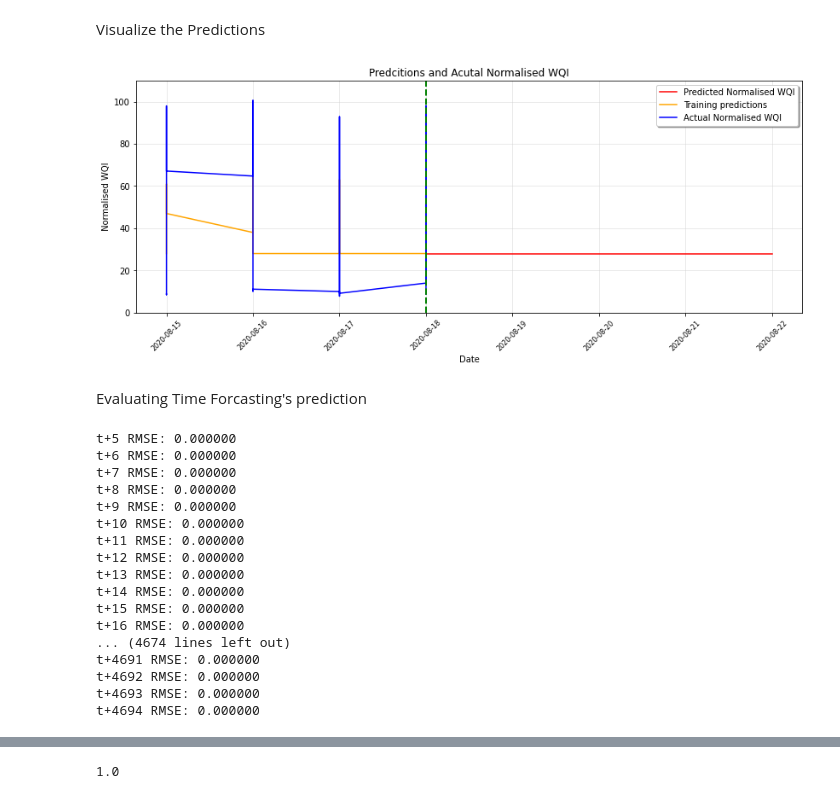
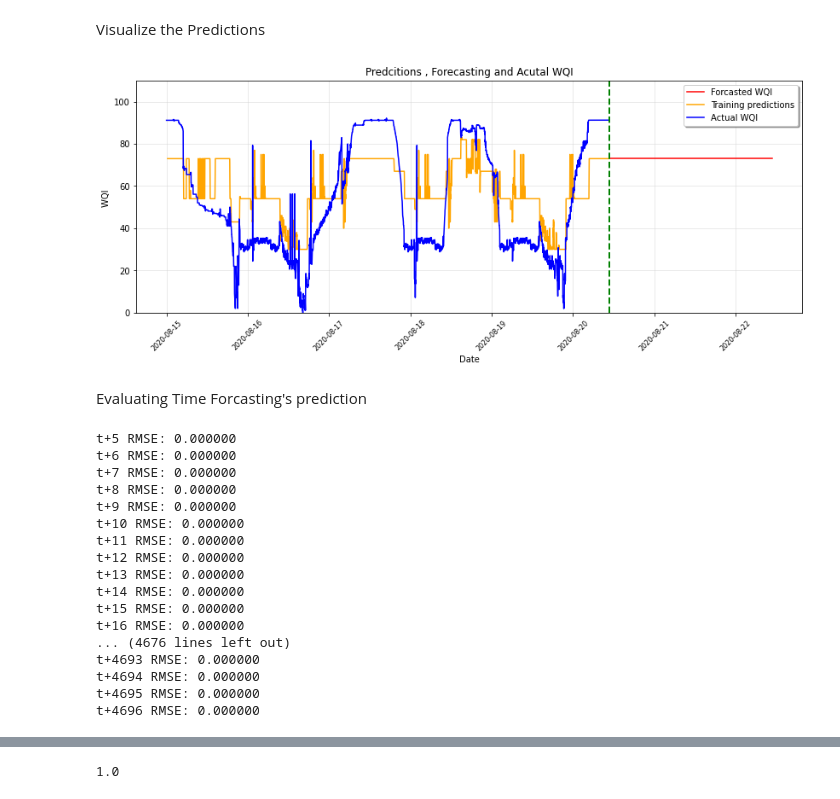
Before and after one commit to zahidshaon/Machine-Learning-Based-ETP-Outlet-Monitoring, a Jupyter notebook: Thesis_LSTM.ipynb, the cells around one changed output, grey strips where cells are left out. Cells and saved outputs as stored; diff of their text form; code cells hidden in the pictures.

```diff
--- a/Thesis_LSTM.ipynb
+++ b/Thesis_LSTM.ipynb
@@ -184,12 +209,12 @@ array([[-1.40875528],
 X_train = []
 y_train = []
 
-n_future = 5  # Number of days we want top predict into the future
-n_past = 4    # Number of past days we want to use to predict the future
+n_future = 3  # Number of days we want top predict into the future
+n_past = 5    # Number of past days we want to use to predict the future
 
 for i in range(n_past, len(training_set_scaled) - n_future +1):
     X_train.append(training_set_scaled[i - n_past:i, 0:dataset_train.shape[1] - 1])
-    y_train.append(training_set_scaled[i + n_future - 1:i + n_future, 7:8])
+    y_train.append(training_set_scaled[i + n_future - 1:i + n_future, 6:7])
 
 X_train, y_train = np.array(X_train), np.array(y_train)
 
@@ -223,10 +248,9 @@ model = Sequential()
 model.add(LSTM(units=64, return_sequences=True, input_shape=(n_past, dataset_train.shape[1]-1)))
 model.add(Dropout(0.5))
 # Adding 2nd LSTM layer
-model.add(LSTM(units=25, return_sequences=False))
+model.add(LSTM(units=32, return_sequences=False))
 
 # Adding Dropout
-model.add(Dropout(0.5))
 model.add(Dense(units=25,activation='relu'))
 model.add(Dropout(0.2))
 model.add(Dense(units=10,activation='sigmoid'))
@@ -346,9 +376,9 @@ predictions_train.shape
 # ---> Special function: convert <datetime.date> to <Timestamp>
 def datetime_to_timestamp(x):
     '''
-        x : a given datetime value (datetime.date)
+        x : a given datetime value (datetime.datetime)
     '''
-    return datetime.strptime(x.strftime('%m%d%Y'), '%m%d%Y')
+    return datetime.strptime(x.strftime('%m/%d/%Y %H:%M:%S'), '%m/%d/%Y %H:%M:%S')
 
 
 y_pred_future = sc_predict.inverse_transform(predictions_future)
@@ -356,8 +386,8 @@ y_pred_train = sc_predict.inverse_transform(predictions_train)
 # %% [markdown]
  Make predictions for future dates
 # %%
-PREDICTIONS_FUTURE = pd.DataFrame(y_pred_future, columns=['Normalised WQI']).set_index(pd.Series(datelist_future))
-PREDICTION_TRAIN = pd.DataFrame(y_pred_train, columns=['Normalised WQI']).set_index(pd.Series(datelist_train[2 * n_past + n_future -1:]))
+PREDICTIONS_FUTURE = pd.DataFrame(y_pred_future, columns=['WQI']).set_index(pd.Series(datelist_future))
+PREDICTION_TRAIN = pd.DataFrame(y_pred_train, columns=['WQI']).set_index(pd.Series(datelist_train[2 * n_past + n_future -1:]))
 
 # Convert <datetime.date> to <Timestamp> for PREDCITION_TRAIN
 PREDICTION_TRAIN.index = PREDICTION_TRAIN.index.to_series().apply(datetime_to_timestamp)
@@ -404,36 +432,36 @@ Visualize the Predictions
 # %%
 # Set plot size
 from pylab import rcParams
 rcParams['figure.figsize'] = 14, 5
 
 # Plot parameters
-START_DATE_FOR_PLOTTING = '8/15/2020'
+START_DATE_FOR_PLOTTING = '8/15/2020 00:00:00'
 
-plt.plot(PREDICTIONS_FUTURE.index, PREDICTIONS_FUTURE['Normalised WQI'], color='r', label='Predicted Normalised WQI')
-plt.plot(PREDICTION_TRAIN.loc[START_DATE_FOR_PLOTTING:].index, PREDICTION_TRAIN.loc[START_DATE_FOR_PLOTTING:]['Normalised WQI'], color='orange', label='Training predictions')
-plt.plot(dataset_train.loc[START_DATE_FOR_PLOTTING:].index, dataset_train.loc[START_DATE_FOR_PLOTTING:]['Normalised WQI'], color='b', label='Actual Normalised WQI')
+plt.plot(PREDICTIONS_FUTURE.index, PREDICTIONS_FUTURE['WQI'], color='r', label='Forcasted WQI')
+plt.plot(PREDICTION_TRAIN.loc[START_DATE_FOR_PLOTTING:].index, PREDICTION_TRAIN.loc[START_DATE_FOR_PLOTTING:]['WQI'], color='orange', label='Training predictions')
+plt.plot(dataset_train.loc[START_DATE_FOR_PLOTTING:].index, dataset_train.loc[START_DATE_FOR_PLOTTING:]['WQI'], color='b', label='Actual WQI')
 
 plt.axvline(x = min(PREDICTIONS_FUTURE.index), color='green', linewidth=2, linestyle='--')
 
 plt.grid(which='major', color='#cccccc', alpha=0.5)
 
 plt.legend(shadow=True)
-plt.title('Predcitions and Acutal Normalised WQI', family='Arial', fontsize=12)
+plt.title('Predcitions , Forecasting and Acutal WQI', family='Arial', fontsize=12)
 plt.xlabel('Date', family='Arial', fontsize=10)
-plt.ylabel(' Normalised WQI ', family='Arial', fontsize=10)
+plt.ylabel('WQI ', family='Arial', fontsize=10)
 plt.xticks(rotation=45, fontsize=8)
 ax = plt.gca()
 ax.set_ylim([0,110])
 plt.show()
 # %% [output]
-[figure, old version]
+[figure, new version]
 # %% [markdown]
 Evaluating Time Forcasting's prediction
 # %%
 total_rmse = 0
-for i in range(len(PREDICTION_TRAIN)-5):
+for i in range(len(PREDICTION_TRAIN)-3):
 
-        rmse = np.sqrt(mean_squared_error(PREDICTION_TRAIN[i:i+5], PREDICTIONS_FUTURE))
+        rmse = np.sqrt(mean_squared_error(PREDICTION_TRAIN[i:i+3], PREDICTIONS_FUTURE))
         rmse=rmse*6
         print('t+%d RMSE: %f' % ((i+5), rmse))
         total_rmse += rmse
@@ -450,11 +478,11 @@ t+13 RMSE: 0.000000
 t+14 RMSE: 0.000000
 t+15 RMSE: 0.000000
 t+16 RMSE: 0.000000
-... (4674 lines left out)
-t+4691 RMSE: 0.000000
-t+4692 RMSE: 0.000000
+... (4676 lines left out)
 t+4693 RMSE: 0.000000
 t+4694 RMSE: 0.000000
+t+4695 RMSE: 0.000000
+t+4696 RMSE: 0.000000
 # %%
 print('total rmse: ', total_rmse)
 print('actual acc:',(total_rmse/(len(PREDICTION_TRAIN))) ,'%')
```
Also changed, not shown: parts of 30 cells of this notebook.
